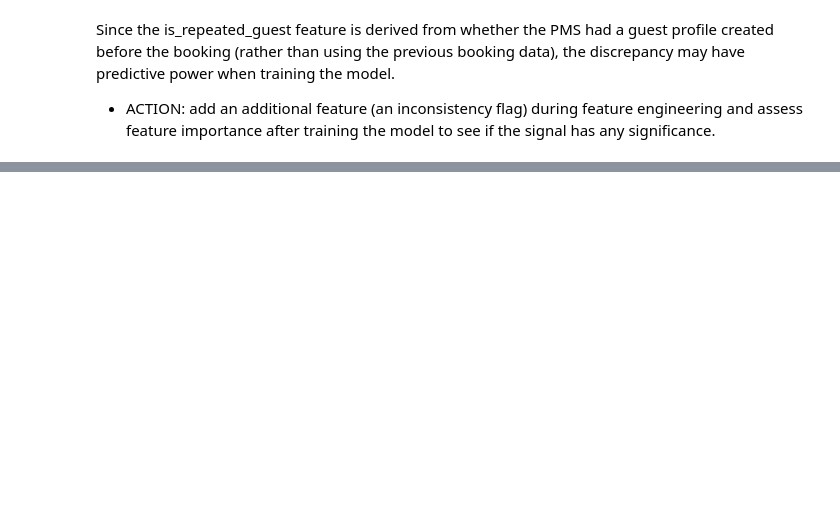
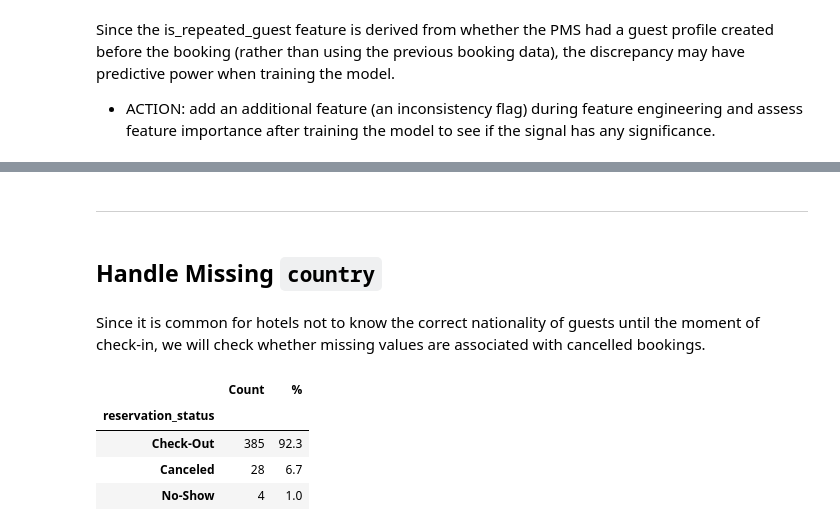
Before and after one commit to lowrycode/hotel-bookings, a Jupyter notebook: jupyter_notebooks/02_eda_and_cleaning.ipynb, the cells around one changed output, grey strips where cells are left out. Saved outputs shown, nothing was run; the diff lists cells and outputs as text; code cells hidden in the pictures; blank space fills up the shorter version.

```diff
--- a/jupyter_notebooks/02_eda_and_cleaning.ipynb
+++ b/jupyter_notebooks/02_eda_and_cleaning.ipynb
@@ -751,0 +1375,15 @@ Since the is_repeated_guest feature is derived from whether the PMS had a guest
+# %% [markdown]
+---
+# %% [markdown]
+## Handle Missing `country`
+# %% [markdown]
+Since it is common for hotels not to know the correct nationality of guests until the moment of check-in, we will check whether missing values are associated with cancelled bookings.
+# %%
+summary = value_counts_and_percentages(df[df['country'].isna()].drop_duplicates(), ['reservation_status'])
+summary
+# %% [output]
+|  | Count | % |
+| reservation_status |  |  |
+| Check-Out | 385 | 92.3 |
+| Canceled | 28 | 6.7 |
+| No-Show | 4 | 1.0 |
```
Also changed, not shown: parts of 78 cells of this notebook.
